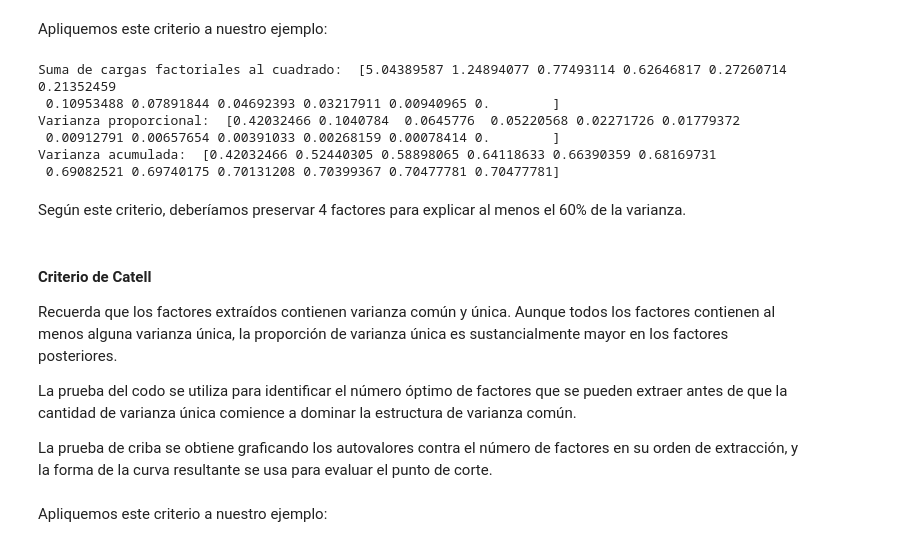
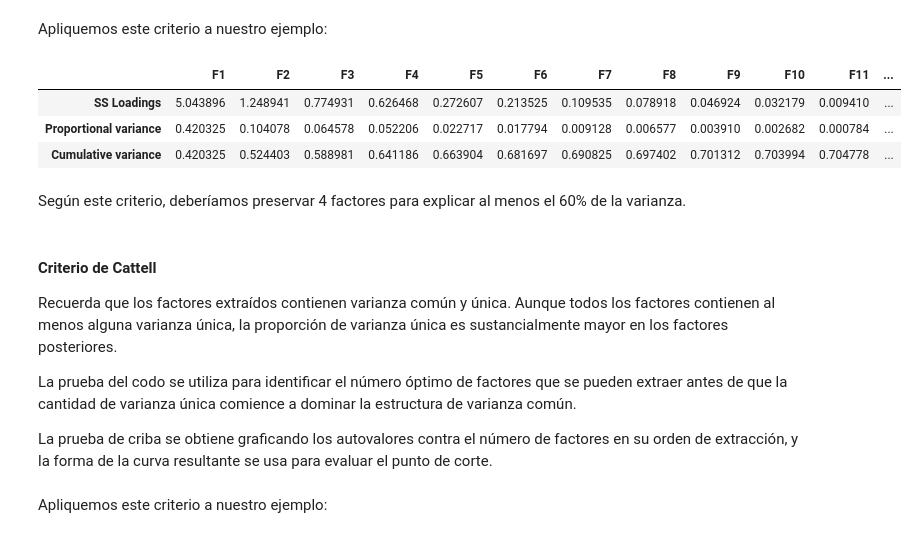
Before and after one commit to renatoparedes/EstadisticaYPsicologiaMatematica, a Jupyter notebook: AFE/AnalisisFactorialExploratorio.ipynb, the cells around one changed output. Saved outputs shown, nothing was run; the diff lists cells and outputs as text; code cells hidden in the pictures.

```diff
--- a/AFE/AnalisisFactorialExploratorio.ipynb
+++ b/AFE/AnalisisFactorialExploratorio.ipynb
@@ -204,23 +204,22 @@ Retener suficientes factores para cumplir con un porcentaje específico de varia
 El propósito es asegurar la importancia práctica de los factores derivados asegurándose de que expliquen al menos una cantidad específica de varianza.
 # %% [markdown]
 Apliquemos este criterio a nuestro ejemplo:
-# %%
-variance, proportional_variance, cumulative_variance = fa.get_factor_variance()
-
-print("Suma de cargas factoriales al cuadrado: ",variance) # Sum of squared loadings
-print("Varianza proporcional: ",proportional_variance)
-print("Varianza acumulada: ",cumulative_variance)
-# %% [output]
-Suma de cargas factoriales al cuadrado:  [5.04389587 1.24894077 0.77493114 0.62646817 0.27260714 0.21352459
- 0.10953488 0.07891844 0.04692393 0.03217911 0.00940965 0.        ]
-Varianza proporcional:  [0.42032466 0.1040784  0.0645776  0.05220568 0.02271726 0.01779372
- 0.00912791 0.00657654 0.00391033 0.00268159 0.00078414 0.        ]
-Varianza acumulada:  [0.42032466 0.52440305 0.58898065 0.64118633 0.66390359 0.68169731
- 0.69082521 0.69740175 0.70131208 0.70399367 0.70477781 0.70477781]
+# %%
+variance, proportional_variance, cumulative_variance = fa.get_factor_variance()
+
+df_var = pd.DataFrame([variance, proportional_variance, cumulative_variance],index=['SS Loadings', 'Proportional variance', 'Cumulative variance'])
+df_var.columns += 1
+df_var = df_var.add_prefix('F')
+df_var
+# %% [output]
+|  | F1 | F2 | F3 | F4 | F5 | F6 | F7 | F8 | F9 | F10 | F11 | ... |
+| SS Loadings | 5.043896 | 1.248941 | 0.774931 | 0.626468 | 0.272607 | 0.213525 | 0.109535 | 0.078918 | 0.046924 | 0.032179 | 0.009410 | ... |
+| Proportional variance | 0.420325 | 0.104078 | 0.064578 | 0.052206 | 0.022717 | 0.017794 | 0.009128 | 0.006577 | 0.003910 | 0.002682 | 0.000784 | ... |
+| Cumulative variance | 0.420325 | 0.524403 | 0.588981 | 0.641186 | 0.663904 | 0.681697 | 0.690825 | 0.697402 | 0.701312 | 0.703994 | 0.704778 | ... |
 # %% [markdown]
 Según este criterio, deberíamos preservar 4 factores para explicar al menos el 60% de la varianza.
 # %% [markdown]
-#### Criterio de Catell
+#### Criterio de Cattell
 
 Recuerda que los factores extraídos contienen varianza común y única. Aunque todos los factores contienen al menos alguna varianza única, la proporción de varianza única es sustancialmente mayor en los factores posteriores.
 
```
Also changed, not shown: parts of 20 cells of this notebook, 4 other files.
